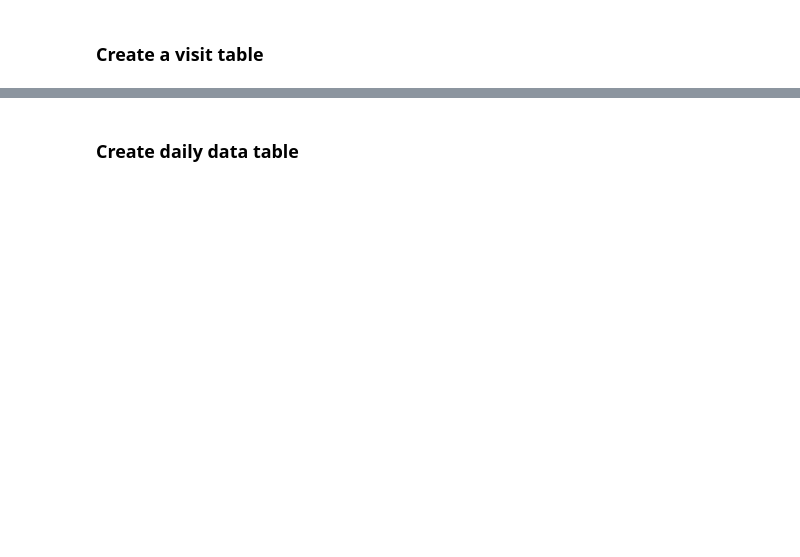
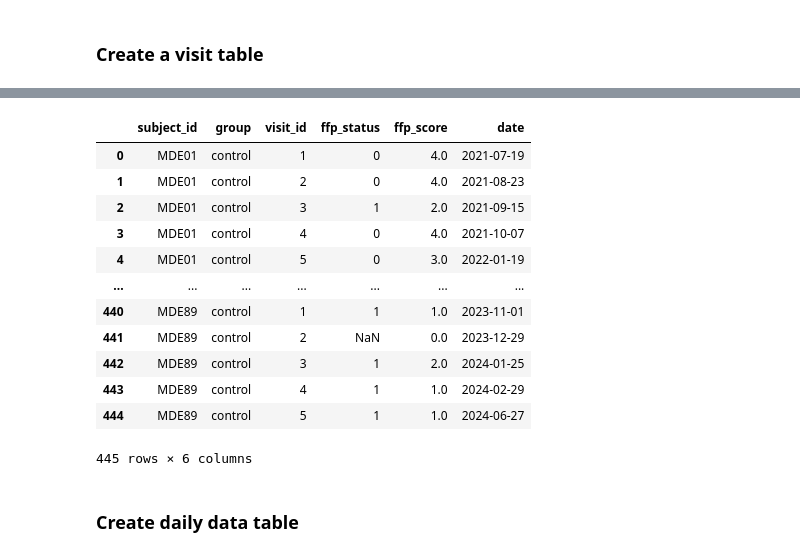
Before and after one commit to OHNLP/activity_tracker, a Jupyter notebook: notebooks/import.ipynb, the cells around one changed output, grey strips where cells are left out. Cells and saved outputs as stored; diff of their text form; code cells hidden in the pictures; blank space fills up the shorter version.

```diff
--- a/notebooks/import.ipynb
+++ b/notebooks/import.ipynb
@@ -154,11 +202,9 @@ for df in [df_visits_control, df_visits_exercise]:
     df["gait"] = 4 / df["walk"].replace(0, pd.NA)
 
 # Combine
-df_visits_all = pd.concat([df_visits_control, df_visits_exercise], ignore_index=True)
-df_visits_all = df_visits_all.sort_values(by=["subject_id", "visit_id"]).reset_index(drop=True)
-
-conn = sqlite3.connect(db_path)
-df_visits_all.to_sql("visit", conn, if_exists="replace", index=False)
-
-conn.commit()
-conn.close()
+df = pd.concat([df_visits_control, df_visits_exercise], ignore_index=True)
+df = df.sort_values(by=["subject_id", "visit_id"]).reset_index(drop=True)
+df = df[["subject_id", "group", "visit_id", "ffp_status", "ffp_score"]]
+df["visit_id"] = df["visit_id"].astype("category")
+df["ffp_status"] = df["ffp_status"].apply(lambda x: int(x) if pd.notnull(x) else pd.NA).astype("category")
+df["ffp_score"] = df["ffp_score"].astype(float)
@@ -166,0 +248,24 @@ df_visits_all
+# %%
+# Merge visit dates with df
+visit_dates_df = visit_dates_df.melt(
+    id_vars="subject_id",
+    var_name="visit_id",
+    value_name="date"
+)
+df = df.merge(visit_dates_df, on=["subject_id", "visit_id"], how="left")
+df["date"] = df["date"].dt.date
+df
+# %% [output]
+|  | subject_id | group | visit_id | ffp_status | ffp_score | date |
+| 0 | MDE01 | control | 1 | 0 | 4.0 | 2021-07-19 |
+| 1 | MDE01 | control | 2 | 0 | 4.0 | 2021-08-23 |
+| 2 | MDE01 | control | 3 | 1 | 2.0 | 2021-09-15 |
+| 3 | MDE01 | control | 4 | 0 | 4.0 | 2021-10-07 |
+| 4 | MDE01 | control | 5 | 0 | 3.0 | 2022-01-19 |
+| ... | ... | ... | ... | ... | ... | ... |
+| 440 | MDE89 | control | 1 | 1 | 1.0 | 2023-11-01 |
+| 441 | MDE89 | control | 2 | NaN | 0.0 | 2023-12-29 |
+| 442 | MDE89 | control | 3 | 1 | 2.0 | 2024-01-25 |
+| 443 | MDE89 | control | 4 | 1 | 1.0 | 2024-02-29 |
+| 444 | MDE89 | control | 5 | 1 | 1.0 | 2024-06-27 |
+445 rows × 6 columns
```
Also changed, not shown: parts of 17 cells of this notebook.
